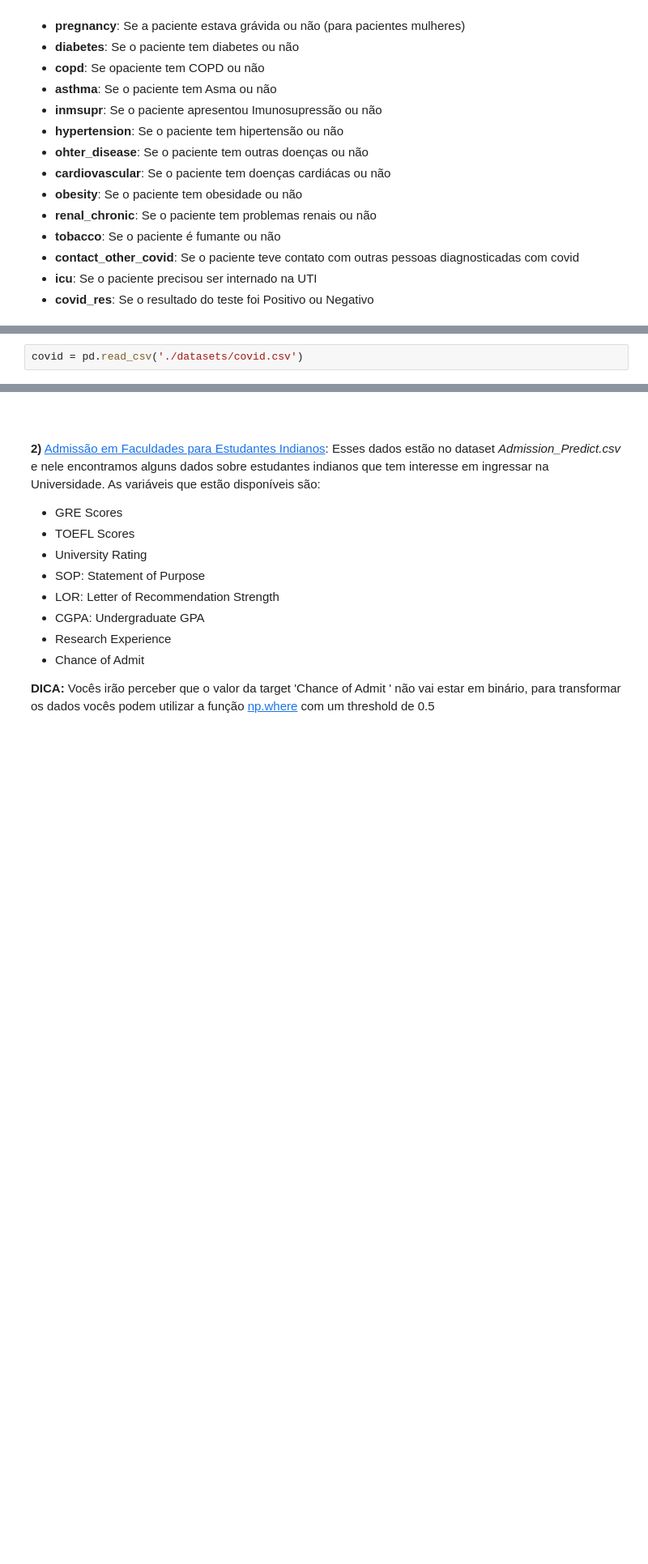
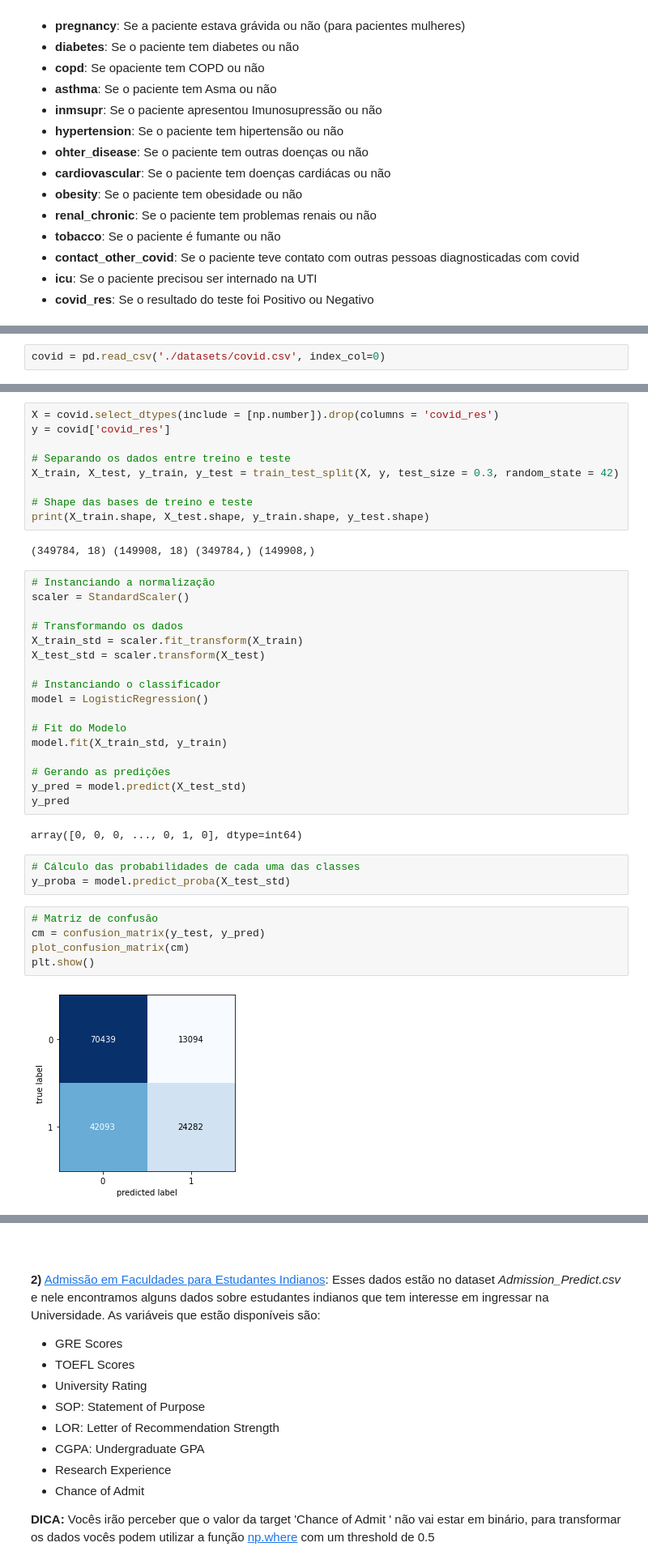
Before and after one commit to dehscardoso/lets-boti, a Jupyter notebook: 05 Estatística II/04 - Trade-Off Viés-Variância, Métricas e Regressão Logística.ipynb, the cells around one changed output, grey strips where cells are left out. Shown at 81% size. Saved outputs shown, nothing was run; the diff lists cells and outputs as text; blank space fills up the shorter version.

```diff
--- a/05 Estatística II/04 - Trade-Off Viés-Variância, Métricas e Regressão Logística.ipynb
+++ b/05 Estatística II/04 - Trade-Off Viés-Variância, Métricas e Regressão Logística.ipynb
@@ -607,2 +616,2 @@ A descrição das variáveis estão indicadas abaixo:<br>
 # %%
-covid = pd.read_csv('./datasets/covid.csv')
+covid = pd.read_csv('./datasets/covid.csv', index_col=0)
@@ -610,0 +638,40 @@ NameError: name 'pd' is not defined
+# %%
+X = covid.select_dtypes(include = [np.number]).drop(columns = 'covid_res')
+y = covid['covid_res']
+
+# Separando os dados entre treino e teste
+X_train, X_test, y_train, y_test = train_test_split(X, y, test_size = 0.3, random_state = 42)
+
+# Shape das bases de treino e teste
+print(X_train.shape, X_test.shape, y_train.shape, y_test.shape)
+# %% [output]
+(349784, 18) (149908, 18) (349784,) (149908,)
+# %%
+# Instanciando a normalização
+scaler = StandardScaler()
+
+# Transformando os dados
+X_train_std = scaler.fit_transform(X_train)
+X_test_std = scaler.transform(X_test)
+
+# Instanciando o classificador
+model = LogisticRegression()
+
+# Fit do Modelo
+model.fit(X_train_std, y_train)
+
+# Gerando as predições
+y_pred = model.predict(X_test_std)
+y_pred
+# %% [output]
+array([0, 0, 0, ..., 0, 1, 0], dtype=int64)
+# %%
+# Cálculo das probabilidades de cada uma das classes
+y_proba = model.predict_proba(X_test_std)
+# %%
+# Matriz de confusão
+cm = confusion_matrix(y_test, y_pred)
+plot_confusion_matrix(cm)
+plt.show()
+# %% [output]
+[figure, added]
```
Also changed, not shown: parts of 20 cells of this notebook, 11 other files.
